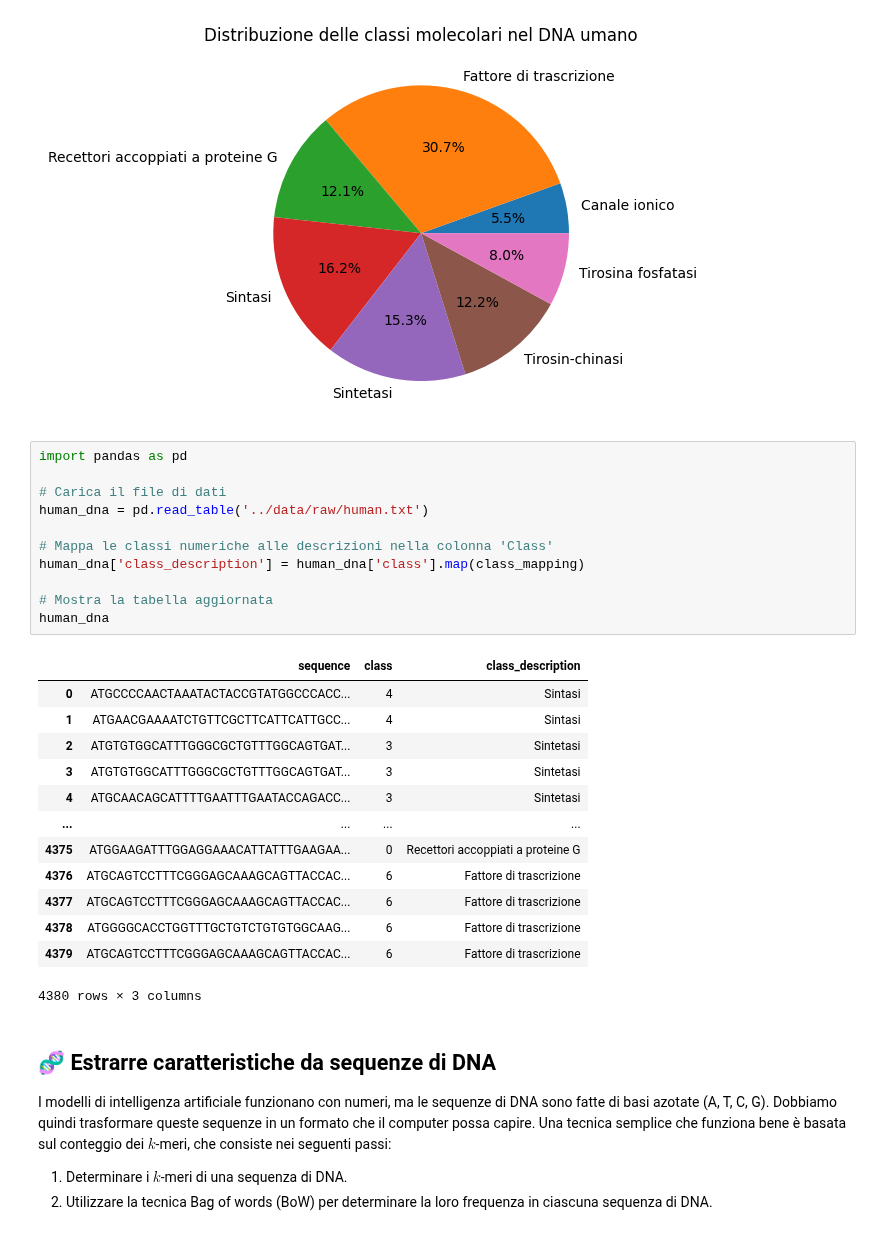
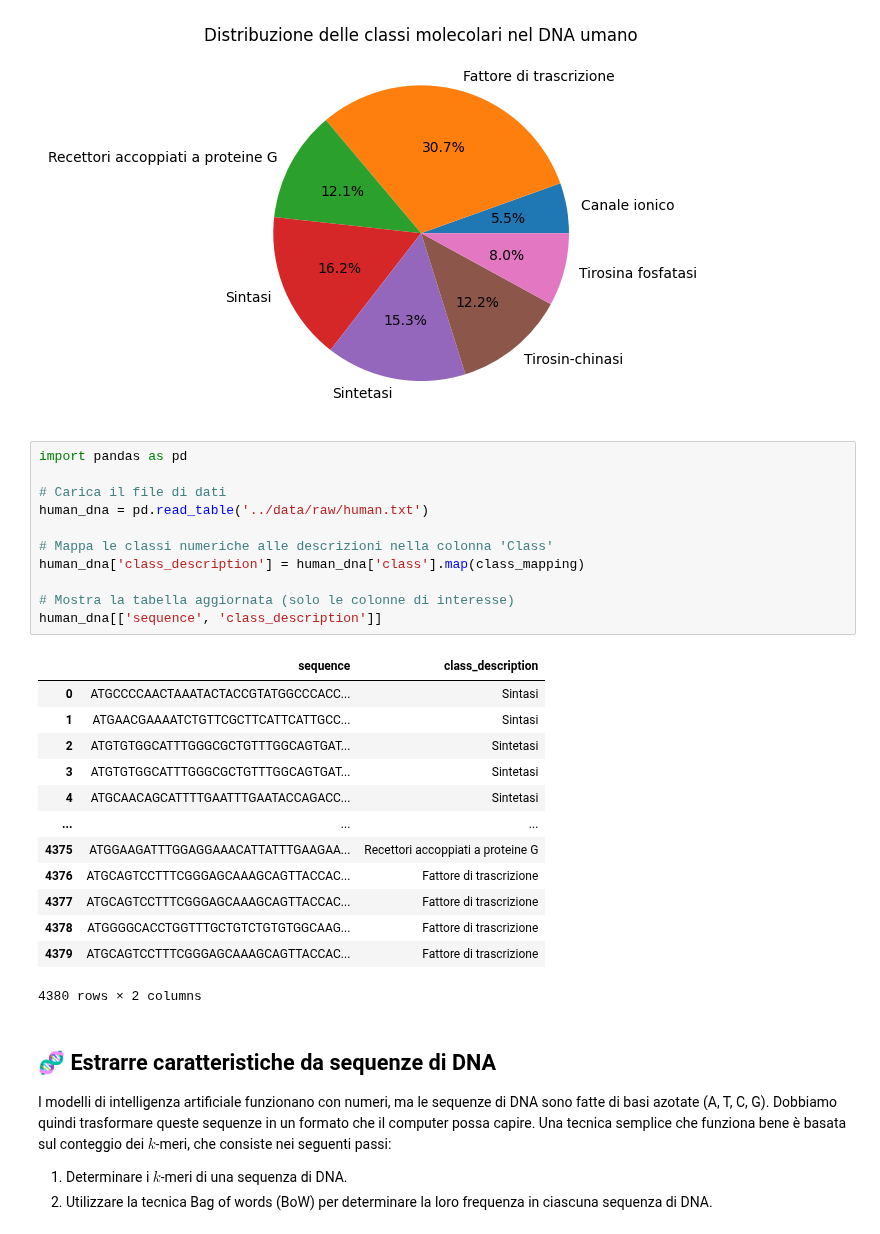
Before and after one commit to alessandroquirile/SequencingDNA, a Jupyter notebook: notebooks/1.0-data-exploration_it.ipynb, the cells around one changed output. Saved outputs shown, nothing was run; the diff lists cells and outputs as text.

```diff
--- a/notebooks/1.0-data-exploration_it.ipynb
+++ b/notebooks/1.0-data-exploration_it.ipynb
@@ -74,28 +74,28 @@ plt.show()
 # %%
 import pandas as pd
 
 # Carica il file di dati
 human_dna = pd.read_table('../data/raw/human.txt')
 
 # Mappa le classi numeriche alle descrizioni nella colonna 'Class'
 human_dna['class_description'] = human_dna['class'].map(class_mapping)
 
-# Mostra la tabella aggiornata
-human_dna
+# Mostra la tabella aggiornata (solo le colonne di interesse)
+human_dna[['sequence', 'class_description']]
 # %% [output]
-|  | sequence | class | class_description |
-| 0 | ATGCCCCAACTAAATACTACCGTATGGCCCACC... | 4 | Sintasi |
-| 1 | ATGAACGAAAATCTGTTCGCTTCATTCATTGCC... | 4 | Sintasi |
-| 2 | ATGTGTGGCATTTGGGCGCTGTTTGGCAGTGAT... | 3 | Sintetasi |
-| 3 | ATGTGTGGCATTTGGGCGCTGTTTGGCAGTGAT... | 3 | Sintetasi |
-| 4 | ATGCAACAGCATTTTGAATTTGAATACCAGACC... | 3 | Sintetasi |
-| ... | ... | ... | ... |
-| 4375 | ATGGAAGATTTGGAGGAAACATTATTTGAAGAA... | 0 | Recettori accoppiati a proteine G |
-| 4376 | ATGCAGTCCTTTCGGGAGCAAAGCAGTTACCAC... | 6 | Fattore di trascrizione |
-| 4377 | ATGCAGTCCTTTCGGGAGCAAAGCAGTTACCAC... | 6 | Fattore di trascrizione |
-| 4378 | ATGGGGCACCTGGTTTGCTGTCTGTGTGGCAAG... | 6 | Fattore di trascrizione |
-| 4379 | ATGCAGTCCTTTCGGGAGCAAAGCAGTTACCAC... | 6 | Fattore di trascrizione |
+|  | sequence | class_description |
+| 0 | ATGCCCCAACTAAATACTACCGTATGGCCCACC... | Sintasi |
+| 1 | ATGAACGAAAATCTGTTCGCTTCATTCATTGCC... | Sintasi |
+| 2 | ATGTGTGGCATTTGGGCGCTGTTTGGCAGTGAT... | Sintetasi |
+| 3 | ATGTGTGGCATTTGGGCGCTGTTTGGCAGTGAT... | Sintetasi |
+| 4 | ATGCAACAGCATTTTGAATTTGAATACCAGACC... | Sintetasi |
+| ... | ... | ... |
+| 4375 | ATGGAAGATTTGGAGGAAACATTATTTGAAGAA... | Recettori accoppiati a proteine G |
+| 4376 | ATGCAGTCCTTTCGGGAGCAAAGCAGTTACCAC... | Fattore di trascrizione |
+| 4377 | ATGCAGTCCTTTCGGGAGCAAAGCAGTTACCAC... | Fattore di trascrizione |
+| 4378 | ATGGGGCACCTGGTTTGCTGTCTGTGTGGCAAG... | Fattore di trascrizione |
+| 4379 | ATGCAGTCCTTTCGGGAGCAAAGCAGTTACCAC... | Fattore di trascrizione |
-4380 rows × 3 columns
+4380 rows × 2 columns
 # %% [markdown]
 ## 🧬 Estrarre caratteristiche da sequenze di DNA
 
```
Also changed, not shown: parts of 4 cells of this notebook.
